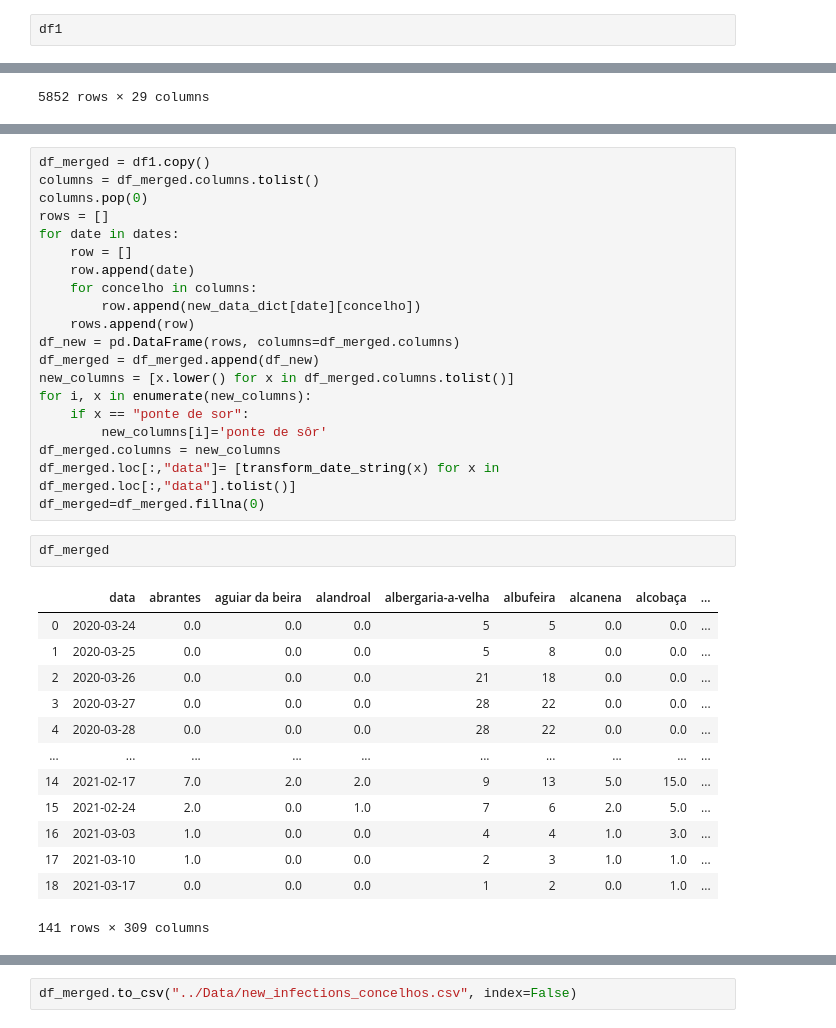
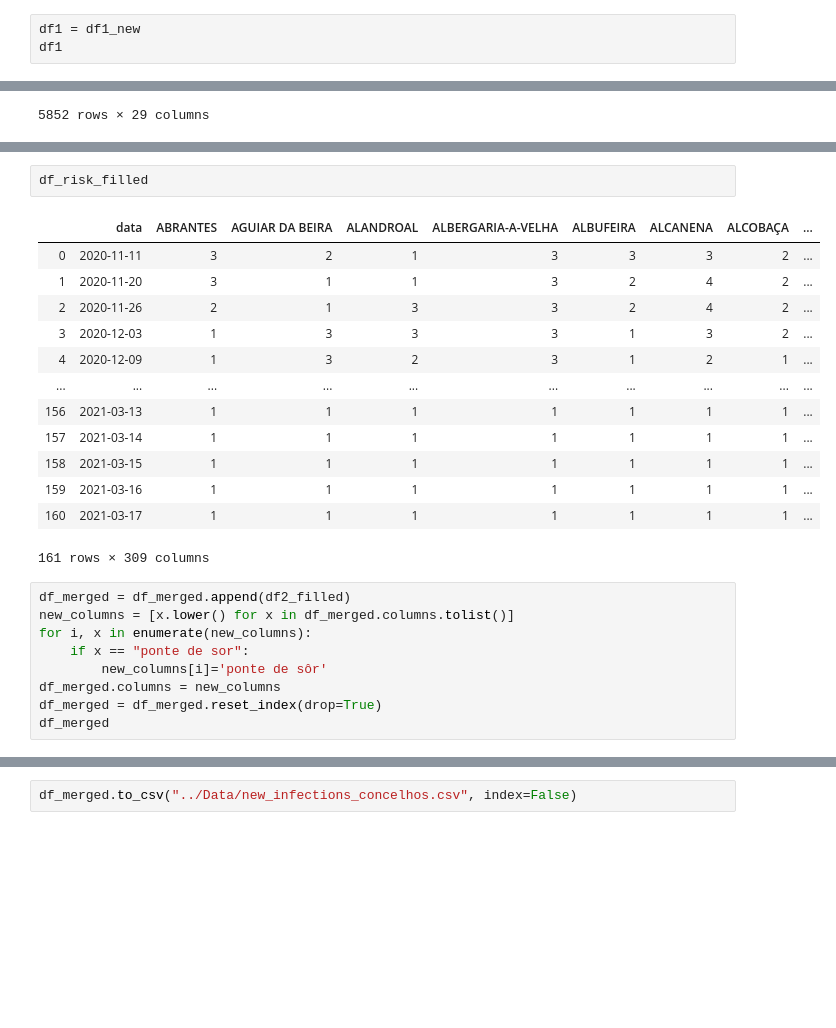
Before and after one commit to mariushes/DataViz_PortugalCovidDashboard, a Jupyter notebook: Notebooks/prepare_data_concelho.ipynb, the cells around one changed output, grey strips where cells are left out. Drawn from its saved outputs; the diff is of its cells as text; blank space fills up the shorter version.

```diff
--- a/Notebooks/prepare_data_concelho.ipynb
+++ b/Notebooks/prepare_data_concelho.ipynb
@@ -7,2 +61,3 @@ df2 = pd.read_csv("../Data/data_concelhos_new.csv")
 # %%
+df1 = df1_new
 df1
@@ -128,39 +298,28 @@ df1
+# %%
+df_risk_filled
+# %% [output]
+|  | data | ABRANTES | AGUIAR DA BEIRA | ALANDROAL | ALBERGARIA-A-VELHA | ALBUFEIRA | ALCANENA | ALCOBAÇA | ... |
+| 0 | 2020-11-11 | 3 | 2 | 1 | 3 | 3 | 3 | 2 | ... |
+| 1 | 2020-11-20 | 3 | 1 | 1 | 3 | 2 | 4 | 2 | ... |
+| 2 | 2020-11-26 | 2 | 1 | 3 | 3 | 2 | 4 | 2 | ... |
+| 3 | 2020-12-03 | 1 | 3 | 3 | 3 | 1 | 3 | 2 | ... |
+| 4 | 2020-12-09 | 1 | 3 | 2 | 3 | 1 | 2 | 1 | ... |
+| ... | ... | ... | ... | ... | ... | ... | ... | ... | ... |
+| 156 | 2021-03-13 | 1 | 1 | 1 | 1 | 1 | 1 | 1 | ... |
+| 157 | 2021-03-14 | 1 | 1 | 1 | 1 | 1 | 1 | 1 | ... |
+| 158 | 2021-03-15 | 1 | 1 | 1 | 1 | 1 | 1 | 1 | ... |
+| 159 | 2021-03-16 | 1 | 1 | 1 | 1 | 1 | 1 | 1 | ... |
+| 160 | 2021-03-17 | 1 | 1 | 1 | 1 | 1 | 1 | 1 | ... |
+161 rows × 309 columns
 # %%
-df_merged = df1.copy()
-columns = df_merged.columns.tolist()
-columns.pop(0)
-rows = []
-for date in dates:
-    row = []
-    row.append(date)
-    for concelho in columns:
-        row.append(new_data_dict[date][concelho])
-    rows.append(row)
-df_new = pd.DataFrame(rows, columns=df_merged.columns)
-df_merged = df_merged.append(df_new)
+df_merged = df_merged.append(df2_filled)
 new_columns = [x.lower() for x in df_merged.columns.tolist()]
 for i, x in enumerate(new_columns):
     if x == "ponte de sor":
         new_columns[i]='ponte de sôr'
 df_merged.columns = new_columns
-df_merged.loc[:,"data"]= [transform_date_string(x) for x in df_merged.loc[:,"data"].tolist()]
-df_merged=df_merged.fillna(0)
+df_merged = df_merged.reset_index(drop=True)
+df_merged
-# %%
-df_merged
-# %% [output]
-|  | data | abrantes | aguiar da beira | alandroal | albergaria-a-velha | albufeira | alcanena | alcobaça | ... |
-| 0 | 2020-03-24 | 0.0 | 0.0 | 0.0 | 5 | 5 | 0.0 | 0.0 | ... |
-| 1 | 2020-03-25 | 0.0 | 0.0 | 0.0 | 5 | 8 | 0.0 | 0.0 | ... |
-| 2 | 2020-03-26 | 0.0 | 0.0 | 0.0 | 21 | 18 | 0.0 | 0.0 | ... |
-| 3 | 2020-03-27 | 0.0 | 0.0 | 0.0 | 28 | 22 | 0.0 | 0.0 | ... |
-| 4 | 2020-03-28 | 0.0 | 0.0 | 0.0 | 28 | 22 | 0.0 | 0.0 | ... |
-| ... | ... | ... | ... | ... | ... | ... | ... | ... | ... |
-| 14 | 2021-02-17 | 7.0 | 2.0 | 2.0 | 9 | 13 | 5.0 | 15.0 | ... |
-| 15 | 2021-02-24 | 2.0 | 0.0 | 1.0 | 7 | 6 | 2.0 | 5.0 | ... |
-| 16 | 2021-03-03 | 1.0 | 0.0 | 0.0 | 4 | 4 | 1.0 | 3.0 | ... |
-| 17 | 2021-03-10 | 1.0 | 0.0 | 0.0 | 2 | 3 | 1.0 | 1.0 | ... |
-| 18 | 2021-03-17 | 0.0 | 0.0 | 0.0 | 1 | 2 | 0.0 | 1.0 | ... |
-141 rows × 309 columns
 # %%
 
 
```
Also changed, not shown: parts of 39 cells of this notebook, 6 other files.
